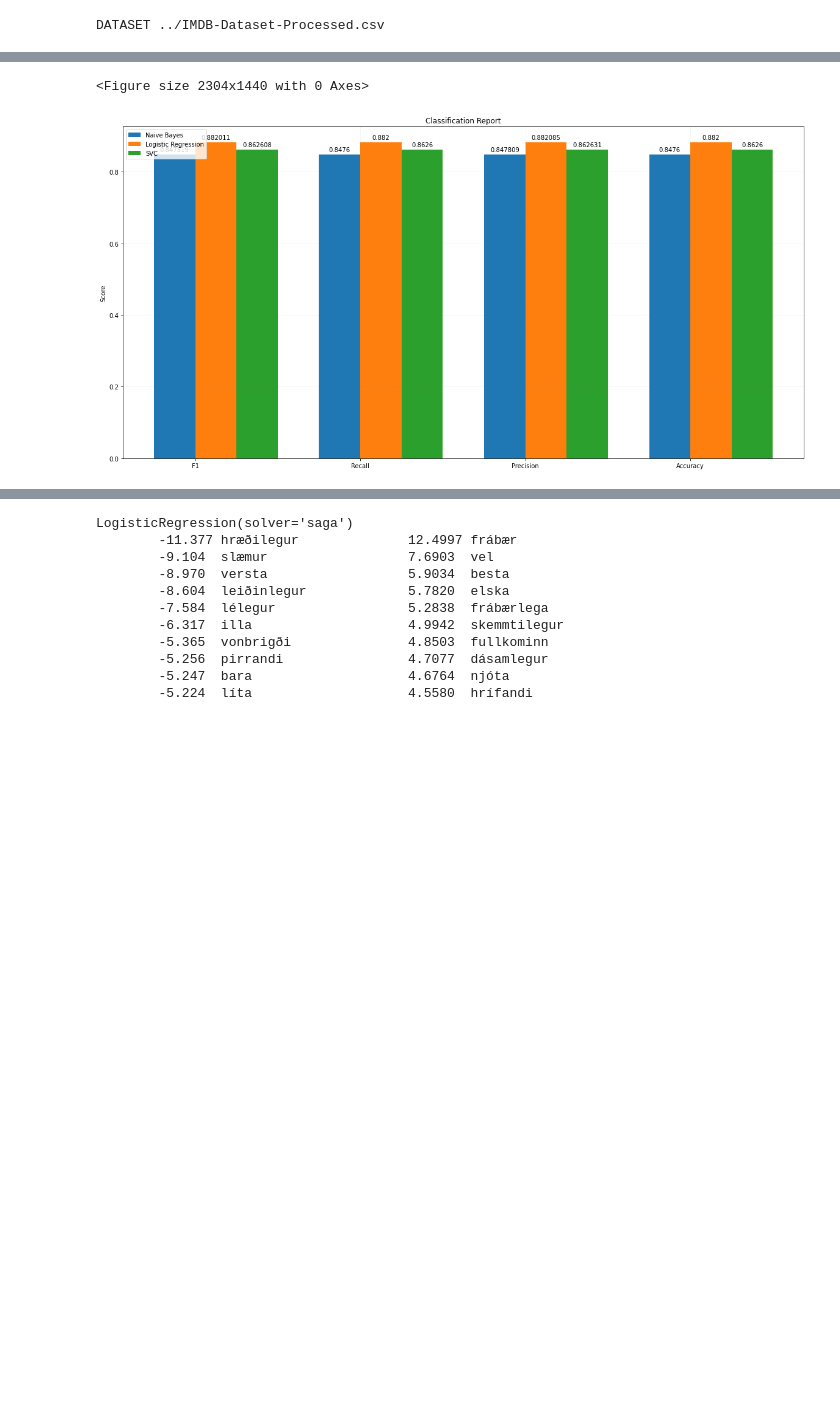
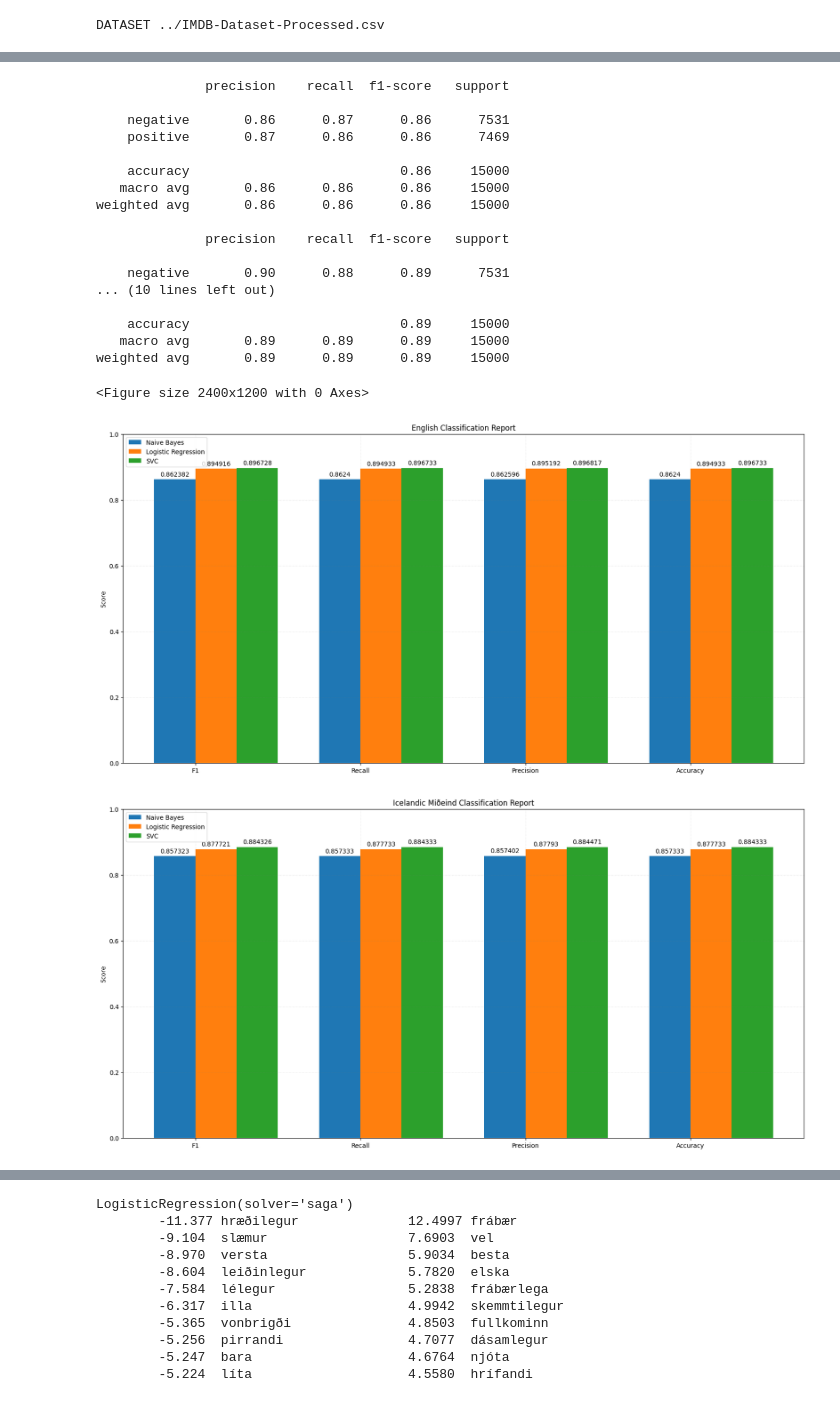
Before and after one commit to cadia-lvl/sentiment-analysis, a Jupyter notebook: src/BaselineClassifiersBinary.ipynb, the cells around one changed output, grey strips where cells are left out. Drawn from its saved outputs; the diff is of its cells as text; code cells hidden in the pictures; blank space fills up the shorter version.

Commit message:
tests

```diff
--- a/src/BaselineClassifiersBinary.ipynb
+++ b/src/BaselineClassifiersBinary.ipynb
@@ -12,6 +12,8 @@ from sklearn.metrics import (
     recall_score,
     classification_report,
 )
+import os
+import random
 import seaborn as sns
 from sklearn.model_selection import cross_val_score, KFold
 from sklearn.svm import LinearSVC
@@ -55,9 +57,11 @@ def classify(path):
     print("DATASET %s" % path)
     data = pd.read_csv(path)
     review, sentiment = data["review"].values.astype('U'), data["sentiment"]
+
     x_train, x_test, y_train, y_test = train_test_split(
-        review, sentiment, test_size=0.1, random_state=0
+        review, sentiment, test_size=0.3, random_state=random.randint(0, 100)
     )
+
     nb_pipeline = Pipeline(
         [
             ("vect", TfidfVectorizer()),
@@ -67,13 +71,13 @@ def classify(path):
     svc_pipeline = Pipeline(
         [
             ("vect", TfidfVectorizer()),
-            ("clf", LinearSVC()),
+            ("clf", LinearSVC(random_state=random.randint(0, 100))),
         ]
     )
     lr_pipeline = Pipeline(
         [
             ("vect", TfidfVectorizer()),
-            ("clf", LogisticRegression()),
+            ("clf", LogisticRegression(random_state=random.randint(0, 100))),
         ]
     )
 
@@ -104,23 +108,18 @@ def classify(path):
     print(classification_report(y_test, predict_svc))
     print(classification_report(y_test, predict_lr))
 
-    #return { "SVC": (1,2,3,4 ), "Naive Bayes": (1,2,3,4), "Logistic Regression": (1,2,3,4) }, ["F1", "Recall", "Precision", "Accuracy"]
     return { "Naive Bayes": (f1_nb, recall_nb, prec_nb, accuracy_nb), "Logistic Regression": (f1_lr,recall_lr, prec_lr, accuracy_lr), "SVC": (f1_svc, recall_svc, prec_svc, accuracy_svc ) }, ["F1", "Recall", "Precision", "Accuracy"]
 
-def plot_f1(f1s):
-    #
+def plot_f1(f1s, title):
     labels, values = f1s
 
-    #fig, ax = plt.subplots()
-    # creating the bar plot
-    #pps = plt.barh(labels, values)
-    plt.figure(figsize=(32, 20))
-    fig, ax = plt.subplots(figsize=(20,10)) #layout='constrained')
+
+    fig, ax = plt.subplots(figsize=(16,8), layout='constrained')
 
     # Add x, y gridlines
     plt.grid(color ='grey',
             linestyle ='-.', linewidth = 0.5,
-            alpha = 0.2)
+            alpha = 0.8)
     # Remove x, y Ticks
     # for s in ['top', 'bottom', 'left', 'right']:
     #    ax.spines[s].set_visible(False)
@@ -132,6 +131,7 @@ def plot_f1(f1s):
     #ax.yaxis.set_tick_params(pad = 10)
     # Show top values
     #ax.invert_yaxis()
+    plt.grid(True, which="major")
     x = np.arange(4)
     width = 0.25
     multiplier = 0
@@ -147,16 +147,20 @@ def plot_f1(f1s):
     #             fontsize = 10, fontweight ='bold',
     #             color ='grey')
     ax.set_ylabel("Score")
-    ax.set_title("Classification Report")
+    ax.set_title(title)
     ax.set_xticks(x + width / 2, ("F1", "Recall", "Precision", "Accuracy"))
     plt.legend(loc='upper left')
-    #plt.set_ylim(0, 250)
-
+    ax.set_ylim(0, 1)
+    plt.savefig("%s.png" % title.replace(" ", "_"))
     plt.show()
 
-
+plt.figure(figsize=(24, 12))
 #data = classify("../IMDB-Dataset-GoogleTranslate-Processed.csv")
-data = classify("../IMDB-Dataset-Processed.csv")
-plot_f1(data)
+data1 = classify("../IMDB-Dataset-Processed.csv")
+data2 = classify("../IMDB-Dataset-MideindTranslate-Processed.csv")
+data3 = classify("../IMDB-Dataset-GoogleTranslate-Processed.csv")
+plot_f1(data1, "English Classification Report")
+plot_f1(data2, "Icelandic Miðeind Classification Report")
+plot_f1(data3, "Icelandic Google Classification Report")
 # %% [output]
 DATASET ../IMDB-Dataset-Processed.csv
@@ -187,2 +201,20 @@ weighted avg       0.88      0.88      0.88      5000
-<Figure size 2304x1440 with 0 Axes>
+              precision    recall  f1-score   support
+
+    negative       0.86      0.87      0.86      7531
+    positive       0.87      0.86      0.86      7469
+
+    accuracy                           0.86     15000
+   macro avg       0.86      0.86      0.86     15000
+weighted avg       0.86      0.86      0.86     15000
+
+              precision    recall  f1-score   support
+
+    negative       0.90      0.88      0.89      7531
+... (10 lines left out)
+
+    accuracy                           0.89     15000
+   macro avg       0.89      0.89      0.89     15000
+weighted avg       0.89      0.89      0.89     15000
+<Figure size 2400x1200 with 0 Axes>
-[figure, old version]
+[figure, new version]
+[figure, added]
```
Also changed, not shown: parts of 1 cell of this notebook, 2 other files.
